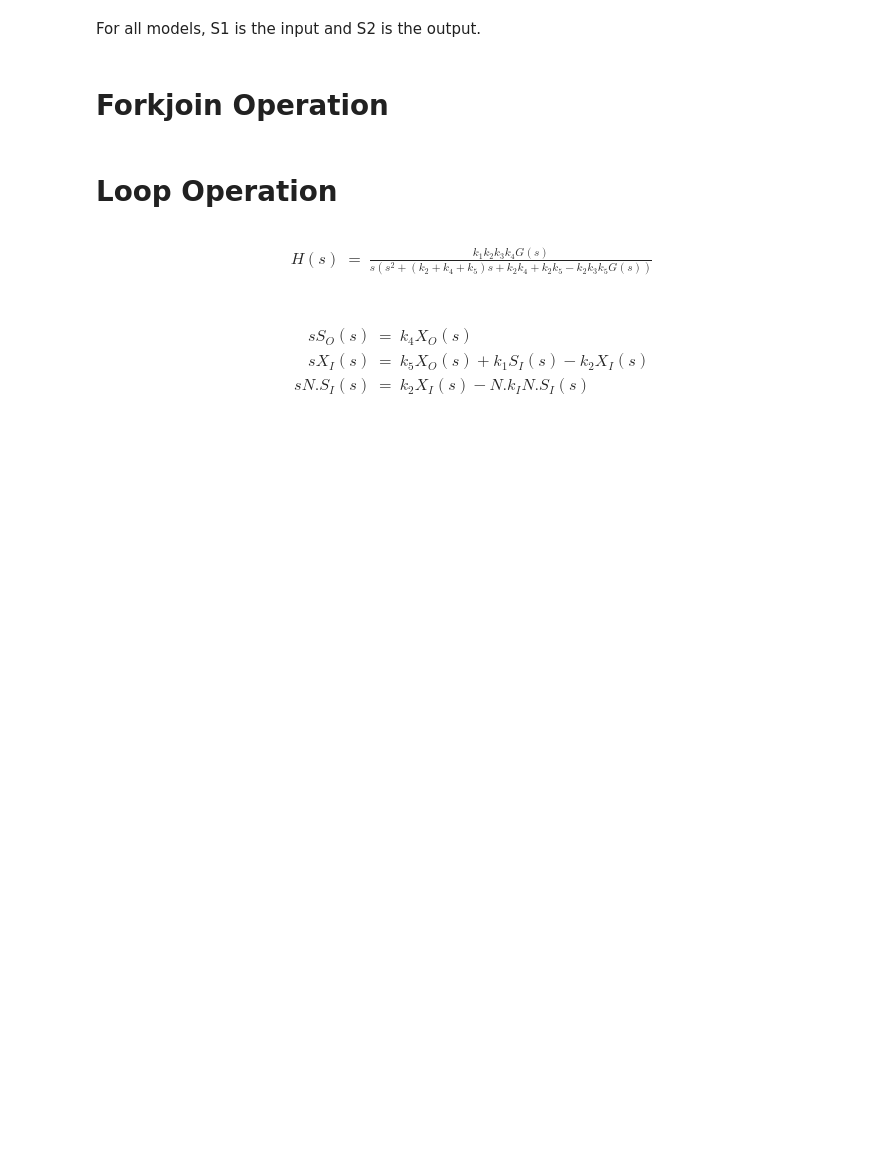
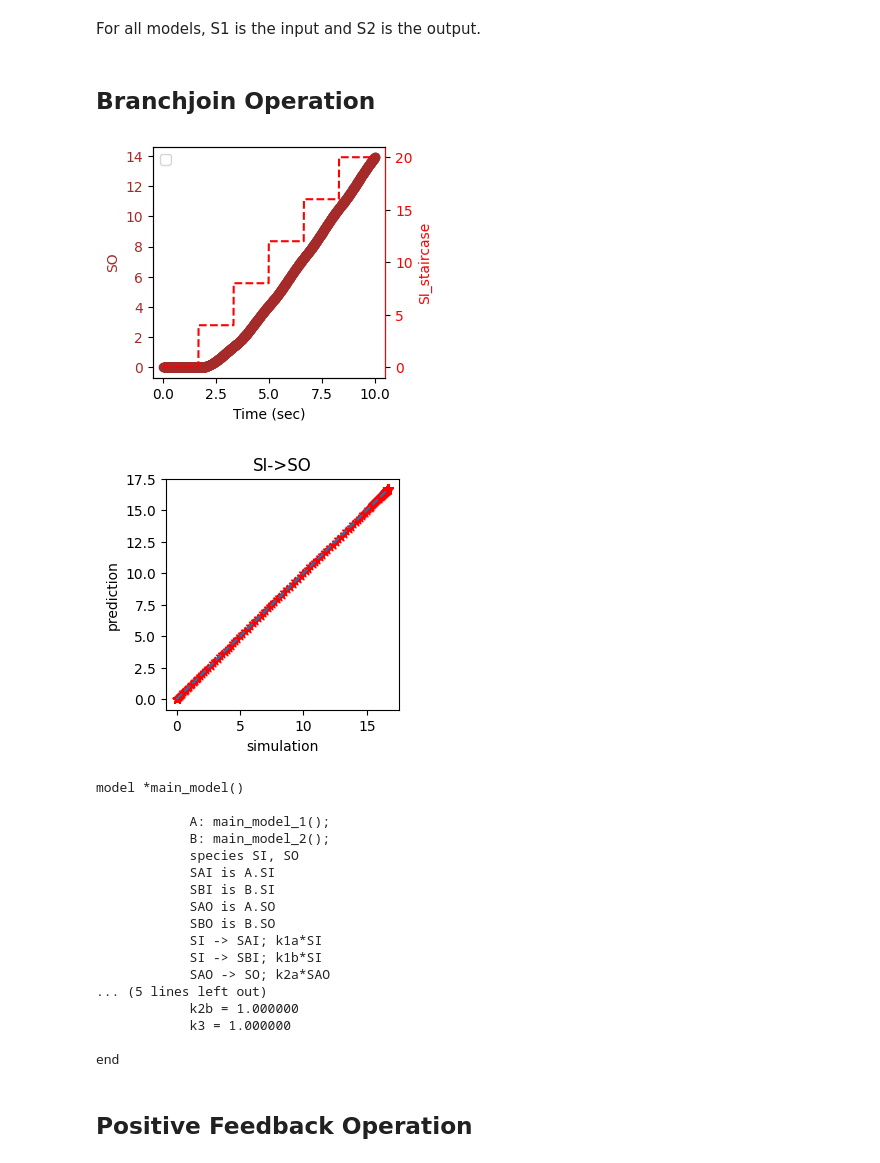
Before and after one commit to joseph-hellerstein/linear_reaction_networks, a Jupyter notebook: notebooks/SLM-Reaction-Networks.ipynb, the cells around one changed output. Drawn from its saved outputs; the diff is of its cells as text; code cells hidden in the pictures; blank space fills up the shorter version.

Commit message:
Progress on feedback

```diff
--- a/notebooks/SLM-Reaction-Networks.ipynb
+++ b/notebooks/SLM-Reaction-Networks.ipynb
@@ -140,4 +155,4 @@ $$\frac{s}{1}$$
 # %% [markdown]
 For all models, S1 is the input and S2 is the output.
 # %% [markdown]
-# Forkjoin Operation
+## Branchjoin Operation
@@ -171,7 +159,27 @@ _ = plotStep(model=model_forkjoin, tf=tf, SI=SI, k12A=k12A, k2A=k2A, k12B=k12B,
+# %%
+slm_a = SLM_A.copy()
+slm_branchjoin = slm_a.branchjoin(SLM_B)
+_ = slm_branchjoin.isValid(is_plot=True, figsize=(3,3))
+slm_branchjoin.template
+# %% [output]
+[figure, added]
+[figure, added]
+model *main_model()
+
+            A: main_model_1();
+            B: main_model_2();
+            species SI, SO
+            SAI is A.SI
+            SBI is B.SI
+            SAO is A.SO
+            SBO is B.SO
+            SI -> SAI; k1a*SI
+            SI -> SBI; k1b*SI
+            SAO -> SO; k2a*SAO
+... (5 lines left out)
+            k2b = 1.000000
+            k3 = 1.000000
+
+end
 # %% [markdown]
-# Loop Operation
+## Positive Feedback Operation
-# %% [markdown]
-\begin{eqnarray}
-H(s) & = & \frac{ k_1  k_2 k_3 k_4 G(s)}
-{s \left( s^2 + (k_2 + k_4 +k_5)s + k_2 k_4 + k_2 k_ 5 - k_2 k_3 k_5 G(s) \right)} \\
-\end{eqnarray}
@@ -250,6 +185,0 @@ rr.plot()
-# %% [markdown]
-\begin{eqnarray}
-s S_O (s) & = & k_4 X_O (s)  \\
-s X_I (s) & = & k_5 X_O(s) + k_1 S_I (s) - k_2 X_I (s) \\
-s N.S_I (s) & = & k_2 X_I(s) - N.k_I N.S_I(s) \\
-\end{eqnarray}
```
Also changed, not shown: parts of 25 cells of this notebook, 6 other files.
